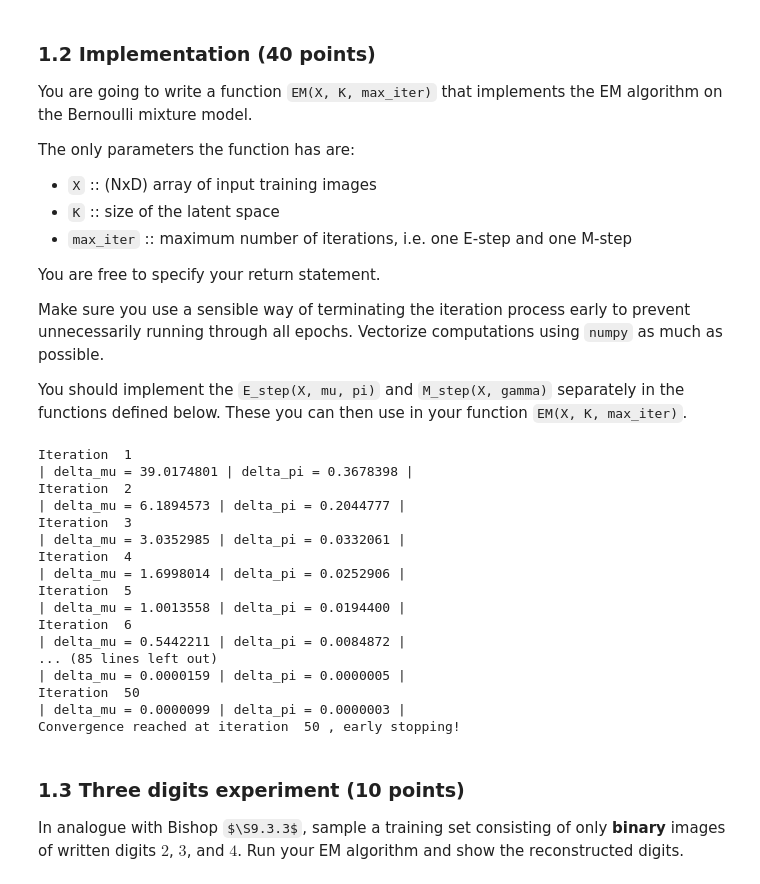
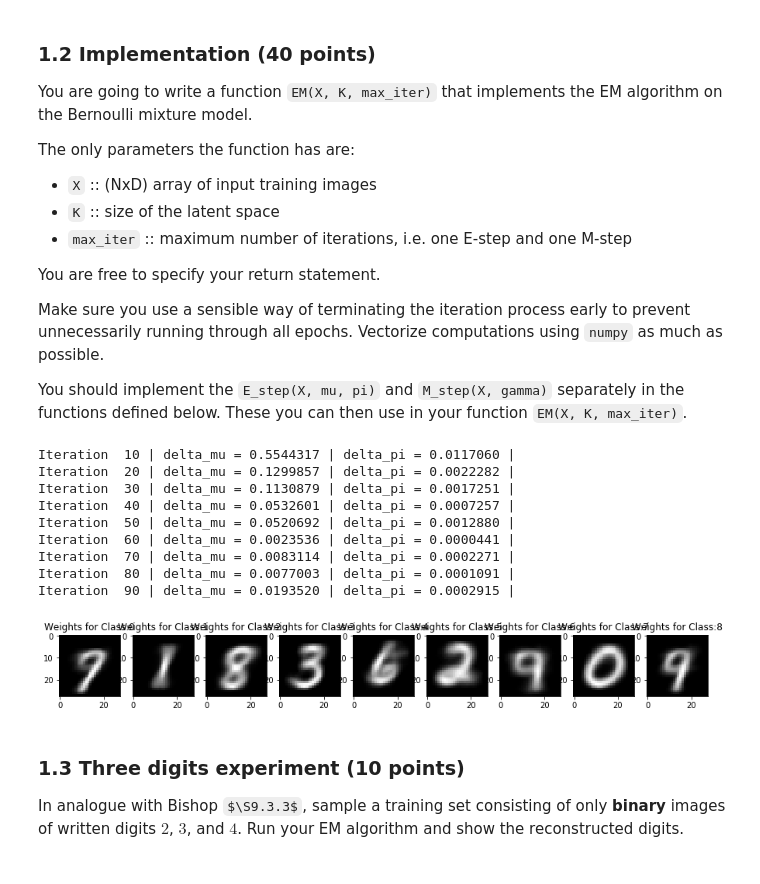
Before and after one commit to davide-belli/machine-learning-2-labs-hws, a Jupyter notebook: lab3/lab3.ipynb, the cells around one changed output. Saved outputs shown, nothing was run; the diff lists cells and outputs as text; code cells hidden in the pictures; some formulas as TeX source.

```diff
--- a/lab3/lab3.ipynb
+++ b/lab3/lab3.ipynb
@@ -167,7 +167,7 @@ def EM(X, K, max_iter, mu=None, pi=None):
     if pi is None:
         pi = np.ones(K) / K
 
-    for i in range(max_iter):
+    for i in range(1, max_iter):
         mu_prev, pi_prev = mu, pi
 
         gamma = E_step(X, mu, pi)
@@ -175,34 +175,38 @@ def EM(X, K, max_iter, mu=None, pi=None):
 
         mu_update = np.linalg.norm(mu-mu_prev)
         pi_update = np.linalg.norm(pi-pi_prev)
-        print("Iteration ", i+1)
-        print("| delta_mu = %.7f" % mu_update, "| delta_pi = %.7f" % pi_update, "|")
+        if i%10 == 0:
+            print("Iteration ", i, "| delta_mu = %.7f" % mu_update, "| delta_pi = %.7f" % pi_update, "|")
+
         if mu_update < convergence_value and pi_update < convergence_value:
-            print("Convergence reached at iteration ", i+1, ", early stopping!")
+            print("Convergence reached at iteration ", i, ", early stopping!")
             return gamma, mu, pi
 
     return gamma, mu, pi
-# %%
-gamma, mu, pi = EM(bin_train_data[:1000, :], 10, 100) #Subset
-# gamma, mu, pi = EM(bin_train_data, 10, 100)
-# %% [output]
-Iteration  1
-| delta_mu = 39.0174801 | delta_pi = 0.3678398 |
-Iteration  2
-| delta_mu = 6.1894573 | delta_pi = 0.2044777 |
-Iteration  3
-| delta_mu = 3.0352985 | delta_pi = 0.0332061 |
-Iteration  4
-| delta_mu = 1.6998014 | delta_pi = 0.0252906 |
-Iteration  5
-| delta_mu = 1.0013558 | delta_pi = 0.0194400 |
-Iteration  6
-| delta_mu = 0.5442211 | delta_pi = 0.0084872 |
-... (85 lines left out)
-| delta_mu = 0.0000159 | delta_pi = 0.0000005 |
-Iteration  50
-| delta_mu = 0.0000099 | delta_pi = 0.0000003 |
-Convergence reached at iteration  50 , early stopping!
+# %%
+# TO BE REMOVED
+
+gamma, mu, pi = EM(bin_train_data[:10000, :], 10, 100) #Subset
+
+fig = plt.figure(figsize=(15,10))
+
+for k in range(9):
+    plt.subplot(191+k)
+    plt.imshow(mu[k].reshape(28,28),cmap='gray') #Greys swaps colors
+    plt.title("Weights for Class:"+str(k))
+
+plt.show()
+# %% [output]
+Iteration  10 | delta_mu = 0.5544317 | delta_pi = 0.0117060 |
+Iteration  20 | delta_mu = 0.1299857 | delta_pi = 0.0022282 |
+Iteration  30 | delta_mu = 0.1130879 | delta_pi = 0.0017251 |
+Iteration  40 | delta_mu = 0.0532601 | delta_pi = 0.0007257 |
+Iteration  50 | delta_mu = 0.0520692 | delta_pi = 0.0012880 |
+Iteration  60 | delta_mu = 0.0023536 | delta_pi = 0.0000441 |
+Iteration  70 | delta_mu = 0.0083114 | delta_pi = 0.0002271 |
+Iteration  80 | delta_mu = 0.0077003 | delta_pi = 0.0001091 |
+Iteration  90 | delta_mu = 0.0193520 | delta_pi = 0.0002915 |
+[figure, added]
 # %% [markdown]
 ### 1.3 Three digits experiment (10 points)
 In analogue with Bishop $\S9.3.3$, sample a training set consisting of only __binary__ images of written digits $2$, $3$, and $4$. Run your EM algorithm and show the reconstructed digits.
```
Also changed, not shown: parts of 8 cells of this notebook.
